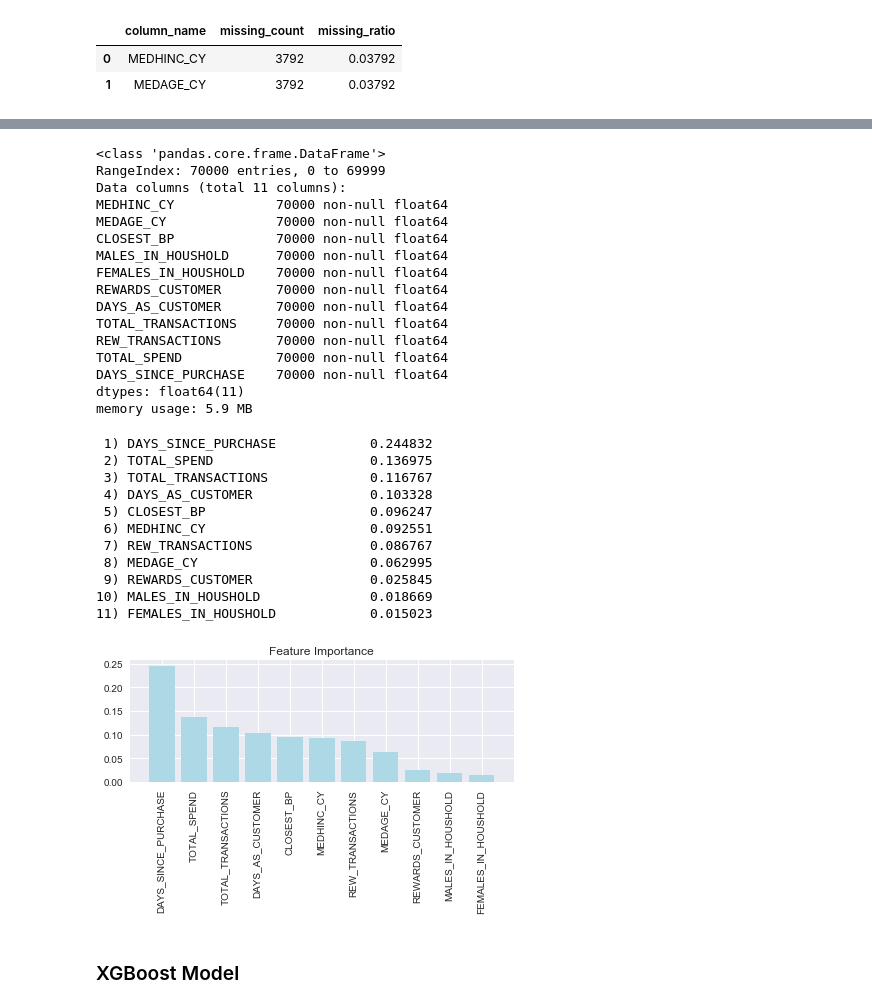
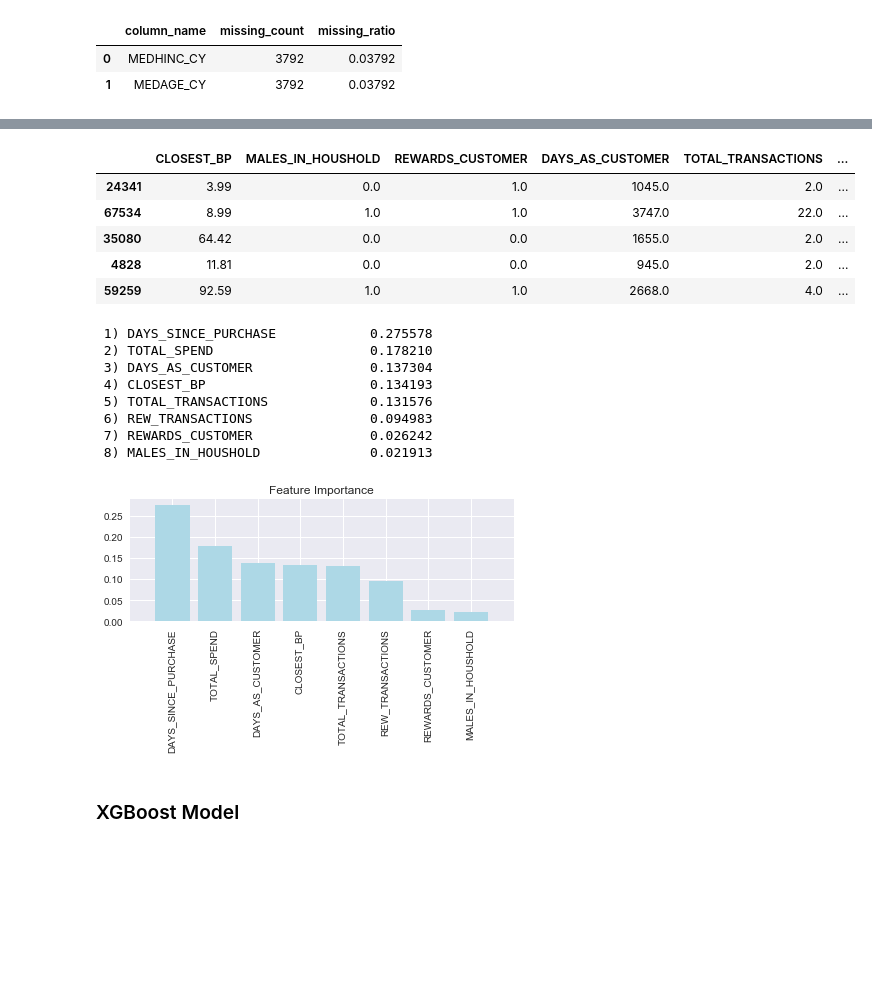
Before and after one commit to FloobtheGreat/IPy_Notebooks, a Jupyter notebook: Analyses/TabModeling.ipynb, the cells around one changed output, grey strips where cells are left out. Saved outputs shown, nothing was run; the diff lists cells and outputs as text; code cells hidden in the pictures; blank space fills up the shorter version.

```diff
--- a/Analyses/TabModeling.ipynb
+++ b/Analyses/TabModeling.ipynb
@@ -79,22 +112,12 @@ test_X = pd.DataFrame(test_X, columns=collist)
 # %%
-train_X.info()
+train_X.head()
 # %% [output]
-<class 'pandas.core.frame.DataFrame'>
-RangeIndex: 70000 entries, 0 to 69999
-Data columns (total 11 columns):
-MEDHINC_CY             70000 non-null float64
-MEDAGE_CY              70000 non-null float64
-CLOSEST_BP             70000 non-null float64
-MALES_IN_HOUSHOLD      70000 non-null float64
-FEMALES_IN_HOUSHOLD    70000 non-null float64
-REWARDS_CUSTOMER       70000 non-null float64
-DAYS_AS_CUSTOMER       70000 non-null float64
-TOTAL_TRANSACTIONS     70000 non-null float64
-REW_TRANSACTIONS       70000 non-null float64
-TOTAL_SPEND            70000 non-null float64
-DAYS_SINCE_PURCHASE    70000 non-null float64
-dtypes: float64(11)
-memory usage: 5.9 MB
+|  | CLOSEST_BP | MALES_IN_HOUSHOLD | REWARDS_CUSTOMER | DAYS_AS_CUSTOMER | TOTAL_TRANSACTIONS | ... |
+| 24341 | 3.99 | 0.0 | 1.0 | 1045.0 | 2.0 | ... |
+| 67534 | 8.99 | 1.0 | 1.0 | 3747.0 | 22.0 | ... |
+| 35080 | 64.42 | 0.0 | 0.0 | 1655.0 | 2.0 | ... |
+| 4828 | 11.81 | 0.0 | 0.0 | 945.0 | 2.0 | ... |
+| 59259 | 92.59 | 1.0 | 1.0 | 2668.0 | 4.0 | ... |
 # %%
 #sns.pairplot(train_X)
 #sns.plt.savefig('Scattermatrix.png')
@@ -111,7 +134,7 @@ test_X_std = pd.DataFrame(stdsc.fit_transform(test_X), columns=collist)
 # %%
 from sklearn.ensemble import RandomForestClassifier
 
-feat_labels = np.asarray(collist)
+feat_labels = np.asarray(collist2)
 
 forests = RandomForestClassifier(n_estimators=1000,
                                 random_state=0,
@@ -130,18 +153,15 @@ plt.xlim([-1, train_X_std.shape[1]])
 plt.tight_layout()
 plt.show()
 # %% [output]
- 1) DAYS_SINCE_PURCHASE            0.244832
- 2) TOTAL_SPEND                    0.136975
- 3) TOTAL_TRANSACTIONS             0.116767
- 4) DAYS_AS_CUSTOMER               0.103328
- 5) CLOSEST_BP                     0.096247
- 6) MEDHINC_CY                     0.092551
- 7) REW_TRANSACTIONS               0.086767
- 8) MEDAGE_CY                      0.062995
- 9) REWARDS_CUSTOMER               0.025845
-10) MALES_IN_HOUSHOLD              0.018669
-11) FEMALES_IN_HOUSHOLD            0.015023
+ 1) DAYS_SINCE_PURCHASE            0.275578
+ 2) TOTAL_SPEND                    0.178210
+ 3) DAYS_AS_CUSTOMER               0.137304
+ 4) CLOSEST_BP                     0.134193
+ 5) TOTAL_TRANSACTIONS             0.131576
+ 6) REW_TRANSACTIONS               0.094983
+ 7) REWARDS_CUSTOMER               0.026242
+ 8) MALES_IN_HOUSHOLD              0.021913
-[figure, old version]
+[figure, new version]
 # %% [markdown]
 ### XGBoost Model
 # %%
```
Also changed, not shown: parts of 28 cells of this notebook.
